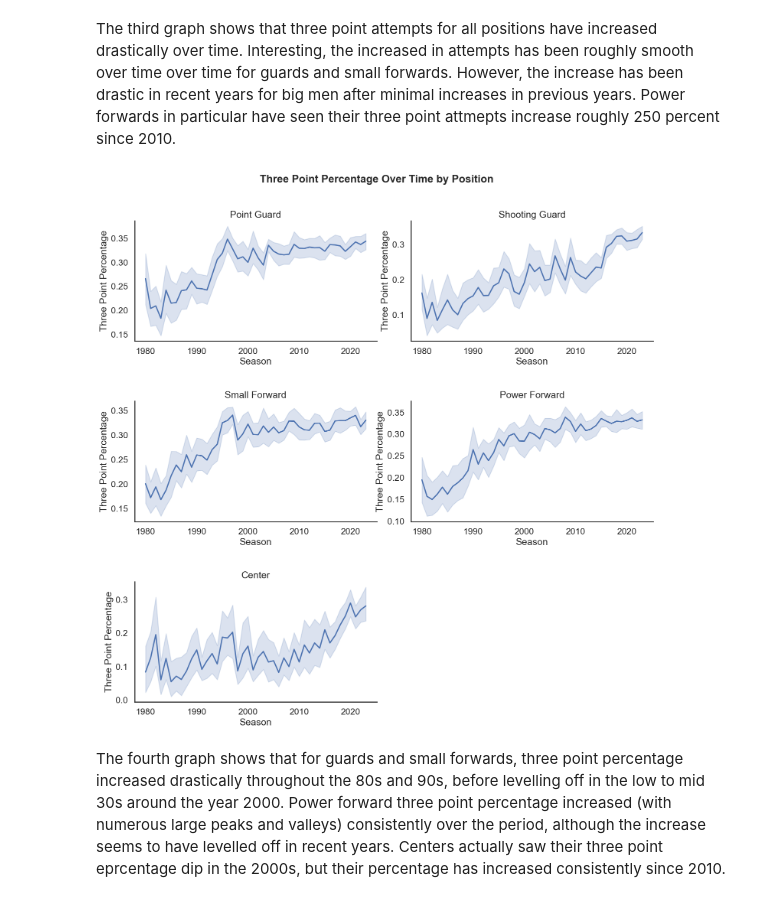
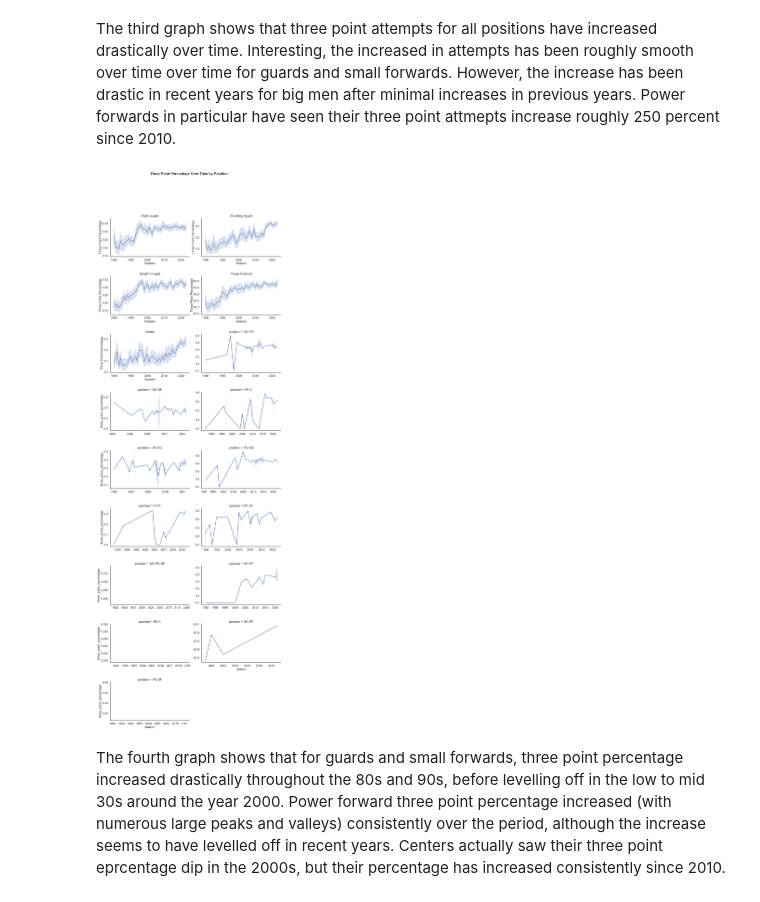
Before and after one commit to ubco-W2022T2-data301/project-group-group-23, a Jupyter notebook: analysis/analysis2.ipynb, the cells around one changed output. Cells and saved outputs as stored; diff of their text form; code cells hidden in the pictures.

```diff
--- a/analysis/analysis2.ipynb
+++ b/analysis/analysis2.ipynb
@@ -20,3 +20,4 @@ import scripts
 from scripts import project_functions2 as pf
 # %%
 df = pf.load_and_process_team_totals('../data/raw/Team Totals.csv')
+df1 = pf.load_and_process_per_game('../data/raw/Player Per Game.csv')
@@ -83,7 +84,7 @@ df_pergame.dropna(subset = ["three_pointers_per_game", "three_point_attempts_per
 # Set the titles for each subplot
 titles = ['Point Guards', 'Shooting Guards', 'Small Forwards', 'Power Forwards', 'Centers']
 # Create a FacetGrid
-grid1 = sns.FacetGrid(data=df_pergame, col='position', height=5, aspect=1.5, col_wrap=2, sharex=False, sharey=False)
+grid1 = sns.FacetGrid(data=df1, col='position', height=5, aspect=1.5, col_wrap=2, sharex=False, sharey=False)
 # Map a lineplot to the FacetGrid
 grid1.map(sns.lineplot, 'season', 'three_point_attempts_per_game')
 # Set titles, xlabels, and ylabels for each subplot
@@ -104,22 +105,22 @@ The third graph shows that three point attempts for all positions have increased
 # %%
 # Define the list of titles for each subplot
 titles = ['Point Guard', 'Shooting Guard', 'Small Forward', 'Power Forward', 'Center']
 # Create a FacetGrid
-grid2 = sns.FacetGrid(data=df_pergame, col='position', height=5, aspect=1.5, col_wrap=2, sharex=False, sharey=False)
+grid2 = sns.FacetGrid(data=df1, col='position', height=5, aspect=1.5, col_wrap=2, sharex=False, sharey=False)
 # Map a lineplot to the FacetGrid
 grid2.map(sns.lineplot, 'season', 'three_point_percentage')
 # Set titles, xlabels, and ylabels for each subplot
 for ax, title in zip(grid2.axes.flat, titles):
     ax.set_title(title)
     ax.set(xlabel='Season', ylabel='Three Point Percentage')
 # Set the title for the whole plot
 fig2 = plt.gcf()
 fig2.suptitle('Three Point Percentage Over Time by Position', fontsize=20, fontweight='bold')
 # Adjust the subplot parameters
 plt.subplots_adjust(top=0.9, hspace=0.5)
 # Show the plot
 plt.show()
 # %% [output]
-[figure, old version]
+[figure, new version]
 # %% [markdown]
 The fourth graph shows that for guards and small forwards, three point percentage increased drastically throughout the 80s and 90s, before levelling off in the low to mid 30s around the year 2000. Power forward three point percentage increased (with numerous large peaks and valleys) consistently over the period, although the increase seems to have levelled off in recent years. Centers actually saw their three point eprcentage dip in the 2000s, but their percentage has increased consistently since 2010.
```
Also changed, not shown: parts of 3 cells of this notebook, 1 other file.
